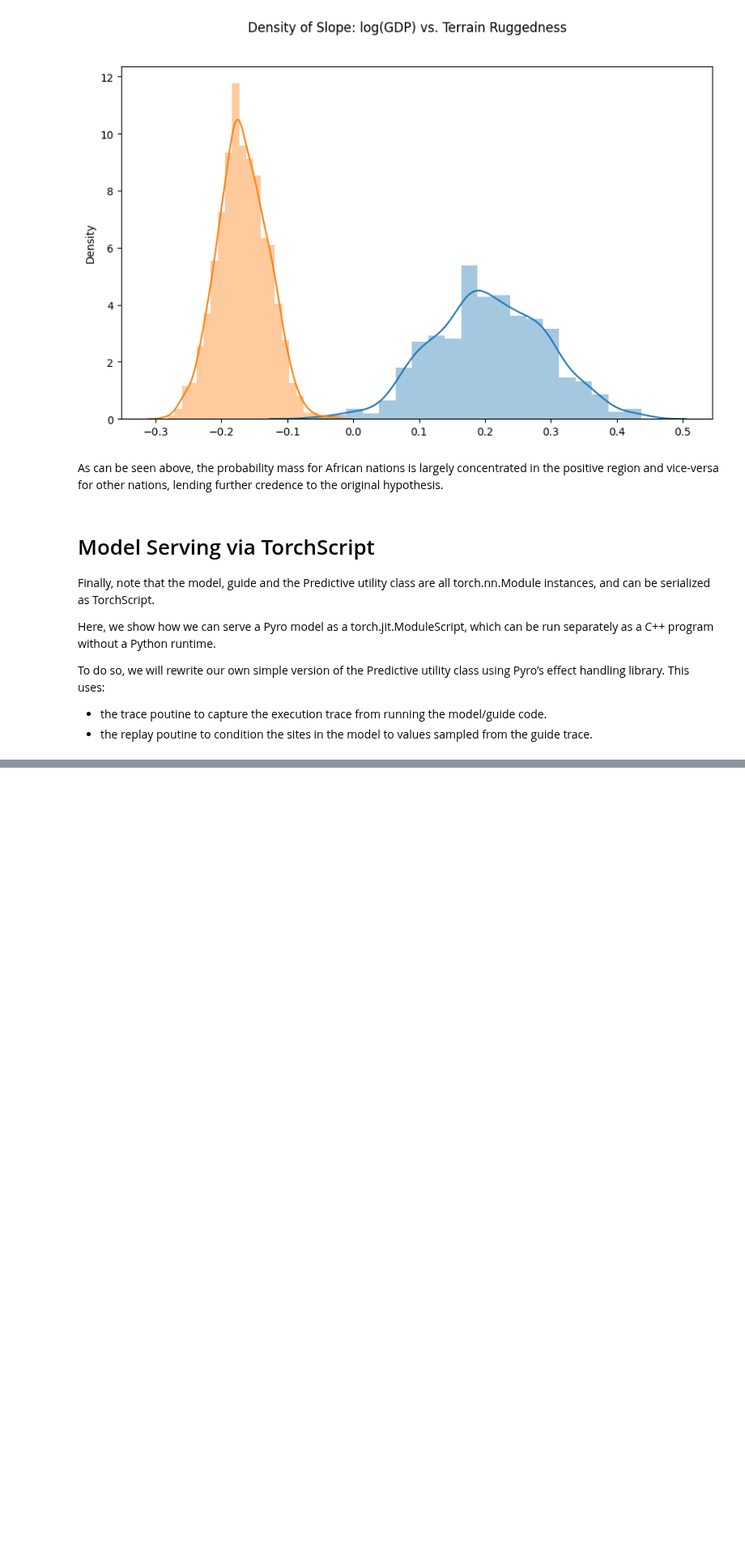
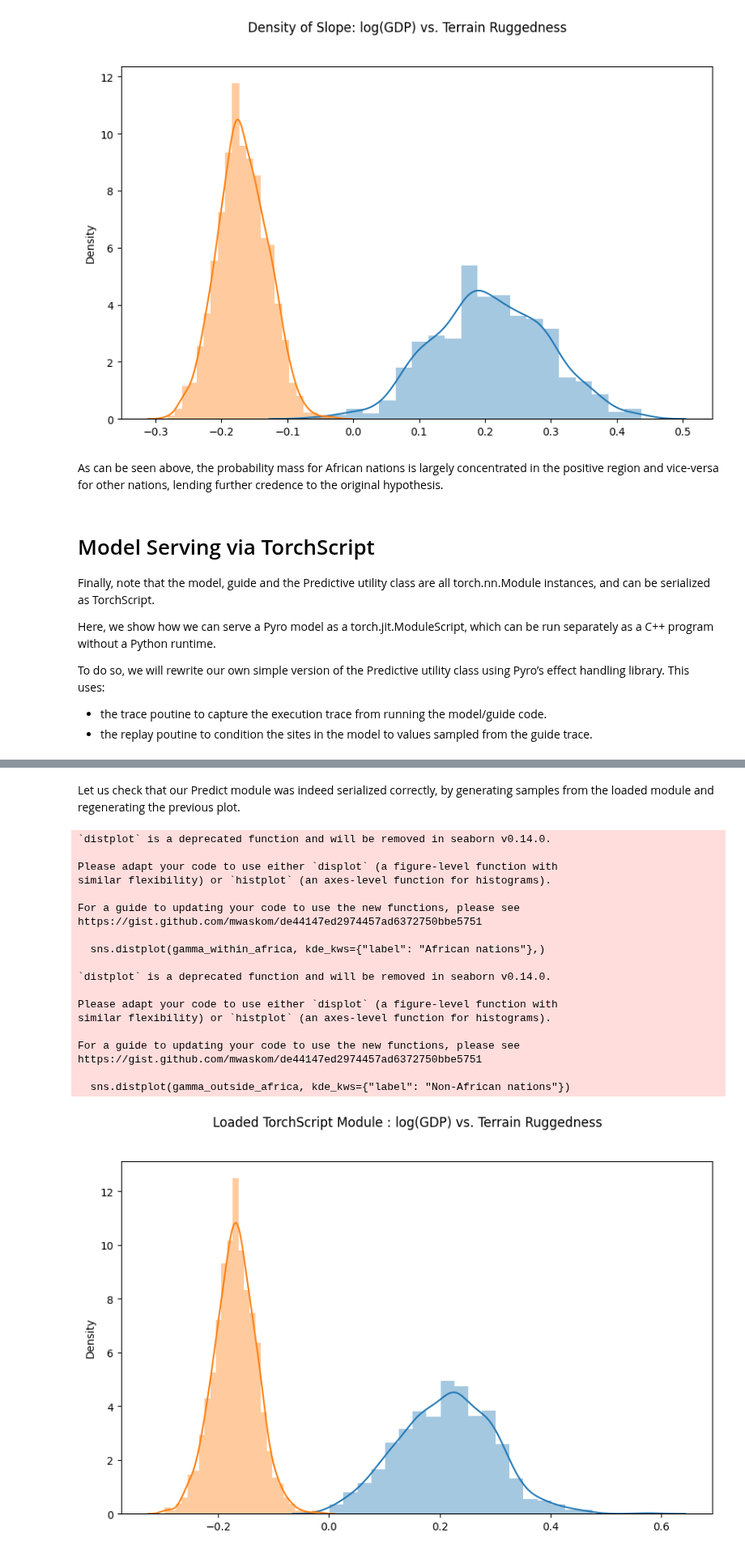
Before and after one commit to sinatayebati/deep-probabilistic-modeling, a Jupyter notebook: practical-pyro-pytorch/bayesian-regression.ipynb, the cells around one changed output, grey strips where cells are left out. Shown at 81% size. Cells and saved outputs as stored; diff of their text form; code cells hidden in the pictures; blank space fills up the shorter version.

```diff
--- a/practical-pyro-pytorch/bayesian-regression.ipynb
+++ b/practical-pyro-pytorch/bayesian-regression.ipynb
@@ -455,0 +458,4 @@ predict_module = torch.jit.trace_module(predict_fn, {"forward": (x_data,)}, chec
+# %%
+torch.jit.save(predict_module, '/tmp/reg_predict.pt')
+pred_loaded = torch.jit.load('/tmp/reg_predict.pt')
+pred_loaded(x_data)
@@ -455,0 +480,36 @@ predict_module = torch.jit.trace_module(predict_fn, {"forward": (x_data,)}, chec
+# %% [markdown]
+Let us check that our Predict module was indeed serialized correctly, by generating samples from the loaded module and regenerating the previous plot.
+# %%
+weight = []
+for _ in range(800):
+    # index = 1 corresponds to "linear.weight"
+    weight.append(pred_loaded(x_data)[1])
+weight = torch.stack(weight).detach()
+weight = weight.reshape(weight.shape[0], 3)
+gamma_within_africa = weight[:, 1] + weight[:, 2]
+gamma_outside_africa = weight[:, 1]
+fig = plt.figure(figsize=(10, 6))
+sns.distplot(gamma_within_africa, kde_kws={"label": "African nations"},)
+sns.distplot(gamma_outside_africa, kde_kws={"label": "Non-African nations"})
+fig.suptitle("Loaded TorchScript Module : log(GDP) vs. Terrain Ruggedness");
+# %% [output]
+`distplot` is a deprecated function and will be removed in seaborn v0.14.0.
+
+Please adapt your code to use either `displot` (a figure-level function with
+similar flexibility) or `histplot` (an axes-level function for histograms).
+
+For a guide to updating your code to use the new functions, please see
+https://gist.github.com/mwaskom/de44147ed2974457ad6372750bbe5751
+
+  sns.distplot(gamma_within_africa, kde_kws={"label": "African nations"},)
+
+`distplot` is a deprecated function and will be removed in seaborn v0.14.0.
+
+Please adapt your code to use either `displot` (a figure-level function with
+similar flexibility) or `histplot` (an axes-level function for histograms).
+
+For a guide to updating your code to use the new functions, please see
+https://gist.github.com/mwaskom/de44147ed2974457ad6372750bbe5751
+
+  sns.distplot(gamma_outside_africa, kde_kws={"label": "Non-African nations"})
+[figure, added]
```
Also changed, not shown: parts of 2 cells of this notebook.
